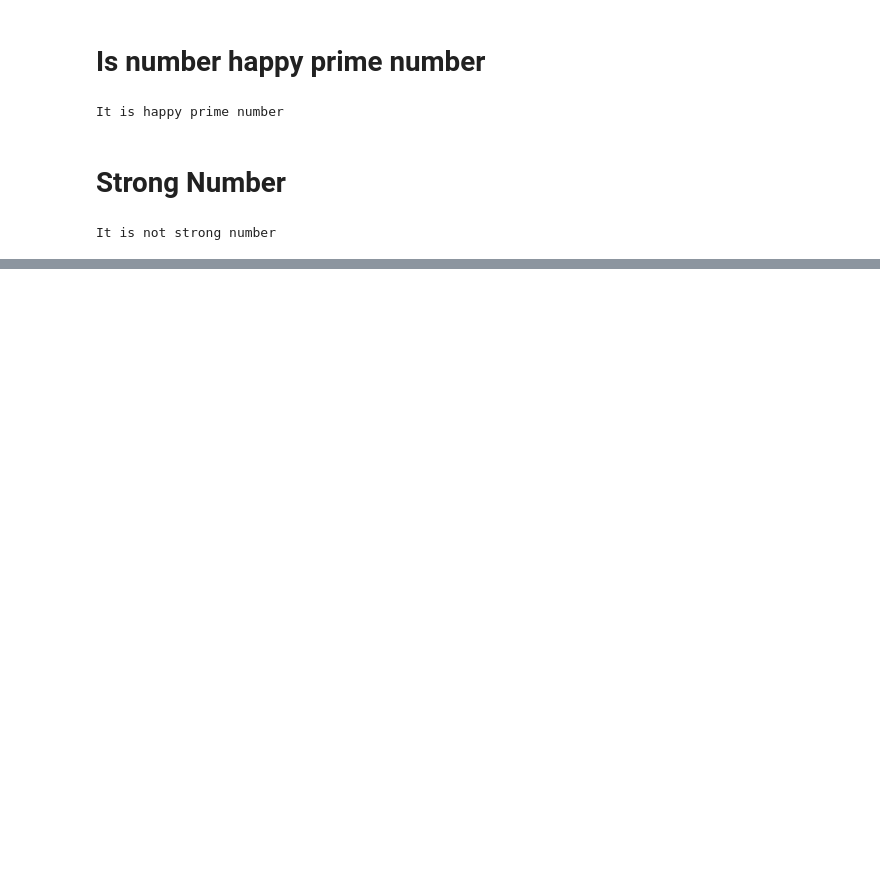
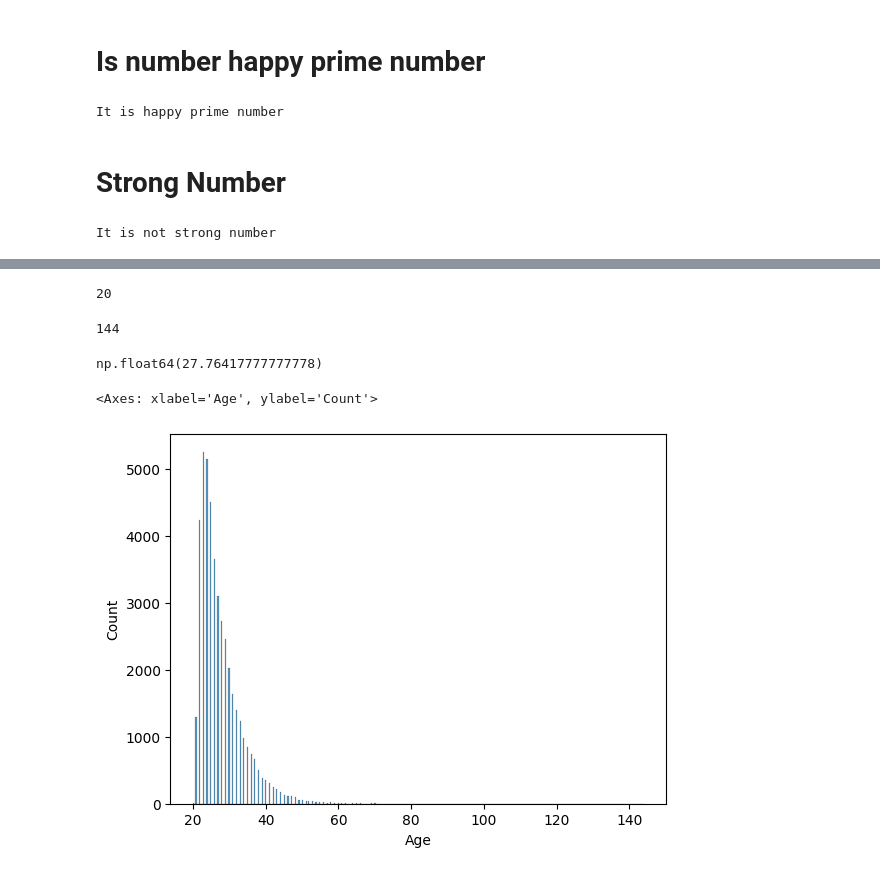
Before and after one commit to Omkar210/Python-Practice, a Jupyter notebook: Python_Practice.ipynb, the cells around one changed output, grey strips where cells are left out. Drawn from its saved outputs; the diff is of its cells as text; code cells hidden in the pictures; blank space fills up the shorter version.

```diff
--- a/Python_Practice.ipynb
+++ b/Python_Practice.ipynb
@@ -54,0 +161,17 @@ It is not strong number
+# %%
+min(df['Age'])
+# %% [output]
+20
+# %%
+max(df['Age'])
+# %% [output]
+144
+# %%
+np.average(df.Age)
+# %% [output]
+np.float64(27.76417777777778)
+# %%
+sns.histplot(x=df['Age'],data=df)
+# %% [output]
+<Axes: xlabel='Age', ylabel='Count'>
+[figure, added]
```
Also changed, not shown: parts of 13 cells of this notebook.
